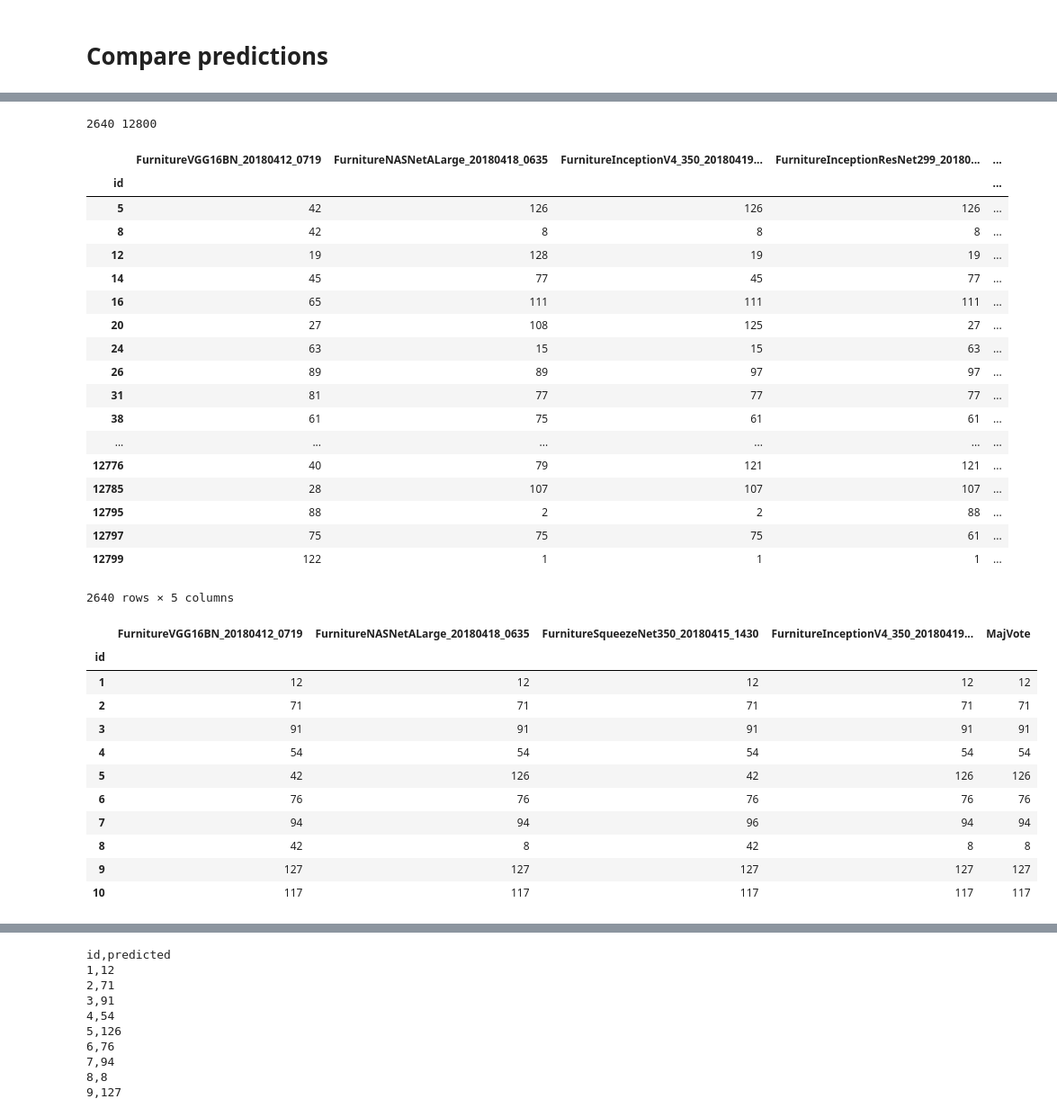
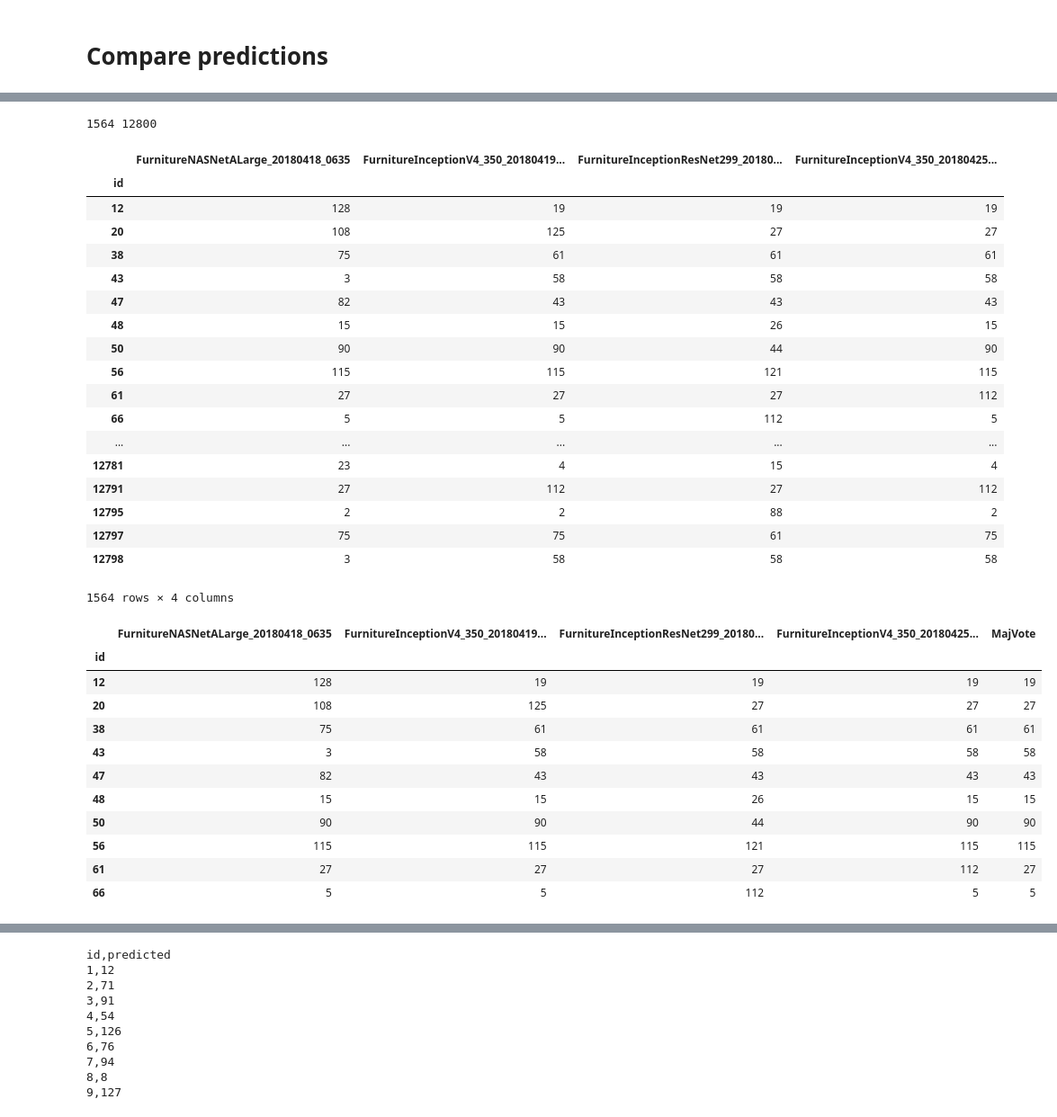
Before and after one commit to vfdev-5/ignite-examples, a Jupyter notebook: classification/imaterialist_challenge_furniture_2018/notebooks/compare_predictions.ipynb, the cells around one changed output, grey strips where cells are left out. Shown at 90% size. Saved outputs shown, nothing was run; the diff lists cells and outputs as text; code cells hidden in the pictures.

```diff
--- a/classification/imaterialist_challenge_furniture_2018/notebooks/compare_predictions.ipynb
+++ b/classification/imaterialist_challenge_furniture_2018/notebooks/compare_predictions.ipynb
@@ -13,7 +17,7 @@ prediction_files = [
 #     OUTPUT_PATH / "inference_FurnitureSqueezeNet350_20180415_1430" / "predictions.csv",
     OUTPUT_PATH / "inference_FurnitureInceptionV4_350_20180419_0623" / "predictions.csv",
     OUTPUT_PATH / "inference_FurnitureInceptionResNet299_20180423_2227" / "predictions.csv",
-    OUTPUT_PATH / "inference_FurnitureDenseNet161_350_20180424_0700" / "predictions.csv",
+    OUTPUT_PATH / "inference_FurnitureInceptionV4_350_20180425_2258" / "predictions.csv",
 ]
 # %%
 names = [f.parent.name.replace("inference_", "") for f in prediction_files]
@@ -48,29 +51,29 @@ merged_df.head(10)
 disagreement_mask = merged_df.mean(axis=1).apply(lambda x: int(x) != x)
 print(disagreement_mask.sum(), disagreement_mask.shape[0])
 # %% [output]
-2640 12800
+1564 12800
 # %%
 merged_df[disagreement_mask]
 # %% [output]
-|  | FurnitureVGG16BN_20180412_0719 | FurnitureNASNetALarge_20180418_0635 | FurnitureInceptionV4_350_20180419... | FurnitureInceptionResNet299_20180... | ... |
-| id |  |  |  |  | ... |
-| 5 | 42 | 126 | 126 | 126 | ... |
-| 8 | 42 | 8 | 8 | 8 | ... |
-| 12 | 19 | 128 | 19 | 19 | ... |
-| 14 | 45 | 77 | 45 | 77 | ... |
-| 16 | 65 | 111 | 111 | 111 | ... |
-| 20 | 27 | 108 | 125 | 27 | ... |
-| 24 | 63 | 15 | 15 | 63 | ... |
-| 26 | 89 | 89 | 97 | 97 | ... |
-| 31 | 81 | 77 | 77 | 77 | ... |
-| 38 | 61 | 75 | 61 | 61 | ... |
-| ... | ... | ... | ... | ... | ... |
-| 12776 | 40 | 79 | 121 | 121 | ... |
-| 12785 | 28 | 107 | 107 | 107 | ... |
-| 12795 | 88 | 2 | 2 | 88 | ... |
-| 12797 | 75 | 75 | 75 | 61 | ... |
-| 12799 | 122 | 1 | 1 | 1 | ... |
+|  | FurnitureNASNetALarge_20180418_0635 | FurnitureInceptionV4_350_20180419... | FurnitureInceptionResNet299_20180... | FurnitureInceptionV4_350_20180425... |
+| id |  |  |  |  |
+| 12 | 128 | 19 | 19 | 19 |
+| 20 | 108 | 125 | 27 | 27 |
+| 38 | 75 | 61 | 61 | 61 |
+| 43 | 3 | 58 | 58 | 58 |
+| 47 | 82 | 43 | 43 | 43 |
+| 48 | 15 | 15 | 26 | 15 |
+| 50 | 90 | 90 | 44 | 90 |
+| 56 | 115 | 115 | 121 | 115 |
+| 61 | 27 | 27 | 27 | 112 |
+| 66 | 5 | 5 | 112 | 5 |
+| ... | ... | ... | ... | ... |
+| 12781 | 23 | 4 | 15 | 4 |
+| 12791 | 27 | 112 | 27 | 112 |
+| 12795 | 2 | 2 | 88 | 2 |
+| 12797 | 75 | 75 | 61 | 75 |
+| 12798 | 3 | 58 | 58 | 58 |
-2640 rows × 5 columns
+1564 rows × 4 columns
 # %%
 def get_decision_fn(weights):
     def fn(row):
@@ -80,20 +83,20 @@ def get_decision_fn(weights):
         return np.argmax(votes)
     return fn
 # %%
-merged_df.loc[:, 'MajVote'] = merged_df.apply(get_decision_fn(weights=[1.0, 3.0, 1.0, 2.5]), axis=1)
+merged_df.loc[:, 'MajVote'] = merged_df.apply(get_decision_fn(weights=[1.0, 1.0, 1.0, 1.0]), axis=1)
 # %%
-merged_df.head(10)
+merged_df[disagreement_mask].head(10)
 # %% [output]
-|  | FurnitureVGG16BN_20180412_0719 | FurnitureNASNetALarge_20180418_0635 | FurnitureSqueezeNet350_20180415_1430 | FurnitureInceptionV4_350_20180419... | MajVote |
+|  | FurnitureNASNetALarge_20180418_0635 | FurnitureInceptionV4_350_20180419... | FurnitureInceptionResNet299_20180... | FurnitureInceptionV4_350_20180425... | MajVote |
 | id |  |  |  |  |  |
-| 1 | 12 | 12 | 12 | 12 | 12 |
-| 2 | 71 | 71 | 71 | 71 | 71 |
-| 3 | 91 | 91 | 91 | 91 | 91 |
-| 4 | 54 | 54 | 54 | 54 | 54 |
-| 5 | 42 | 126 | 42 | 126 | 126 |
-| 6 | 76 | 76 | 76 | 76 | 76 |
-| 7 | 94 | 94 | 96 | 94 | 94 |
-| 8 | 42 | 8 | 42 | 8 | 8 |
-| 9 | 127 | 127 | 127 | 127 | 127 |
-| 10 | 117 | 117 | 117 | 117 | 117 |
+| 12 | 128 | 19 | 19 | 19 | 19 |
+| 20 | 108 | 125 | 27 | 27 | 27 |
+| 38 | 75 | 61 | 61 | 61 | 61 |
+| 43 | 3 | 58 | 58 | 58 | 58 |
+| 47 | 82 | 43 | 43 | 43 | 43 |
+| 48 | 15 | 15 | 26 | 15 | 15 |
+| 50 | 90 | 90 | 44 | 90 | 90 |
+| 56 | 115 | 115 | 121 | 115 | 115 |
+| 61 | 27 | 27 | 27 | 112 | 27 |
+| 66 | 5 | 5 | 112 | 5 | 5 |
 # %%
```
Also changed, not shown: parts of 6 cells of this notebook, 11 other files.
